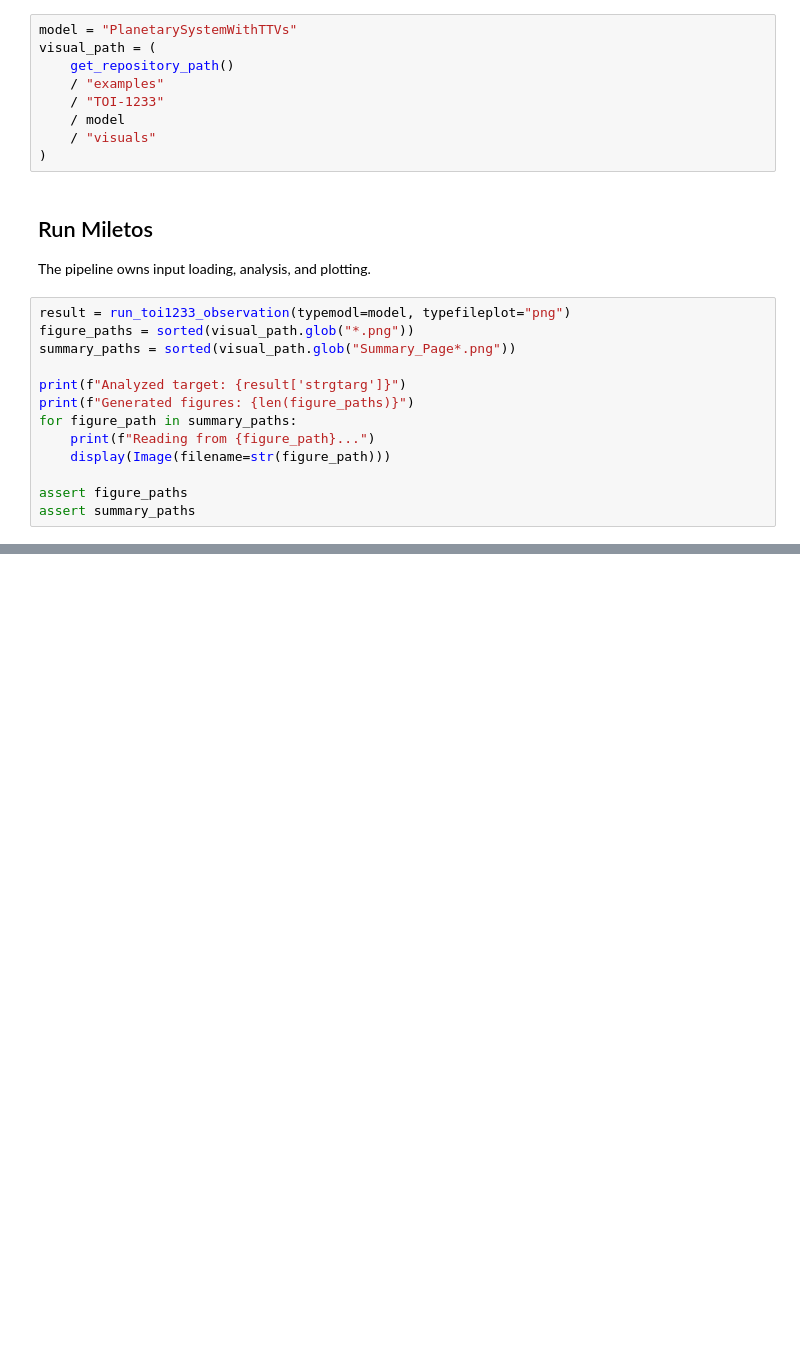
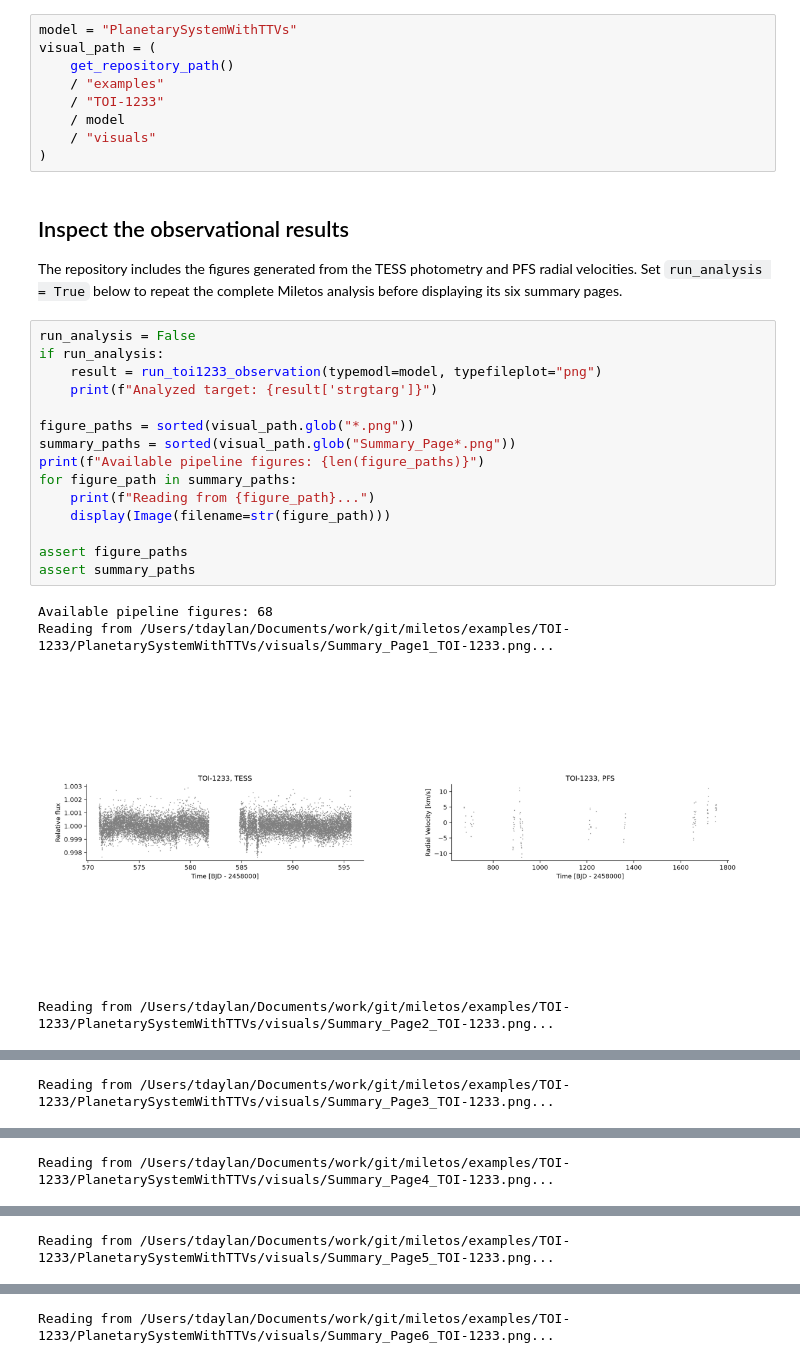
Before and after one commit to tansudaylan/miletos, a Jupyter notebook: examples/TOI-1233/JointPhotometryRadialVelocity.ipynb, the cells around one changed output, grey strips where cells are left out. Saved outputs shown, nothing was run; the diff lists cells and outputs as text; blank space fills up the shorter version.

```diff
--- a/examples/TOI-1233/JointPhotometryRadialVelocity.ipynb
+++ b/examples/TOI-1233/JointPhotometryRadialVelocity.ipynb
@@ -21,19 +21,26 @@ visual_path = (
     / "visuals"
 )
 # %% [markdown]
-## Run Miletos
+## Inspect the observational results
 
-The pipeline owns input loading, analysis, and plotting.
+The repository includes the figures generated from the TESS photometry and PFS radial velocities. Set `run_analysis = True` below to repeat the complete Miletos analysis before displaying its six summary pages.
 # %%
-result = run_toi1233_observation(typemodl=model, typefileplot="png")
+run_analysis = False
+if run_analysis:
+    result = run_toi1233_observation(typemodl=model, typefileplot="png")
+    print(f"Analyzed target: {result['strgtarg']}")
+
 figure_paths = sorted(visual_path.glob("*.png"))
 summary_paths = sorted(visual_path.glob("Summary_Page*.png"))
-
-print(f"Analyzed target: {result['strgtarg']}")
-print(f"Generated figures: {len(figure_paths)}")
+print(f"Available pipeline figures: {len(figure_paths)}")
 for figure_path in summary_paths:
     print(f"Reading from {figure_path}...")
     display(Image(filename=str(figure_path)))
 
 assert figure_paths
 assert summary_paths
+# %% [output]
+Available pipeline figures: 68
+Reading from /Users/tdaylan/Documents/work/git/miletos/examples/TOI-1233/PlanetarySystemWithTTVs/visuals/Summary_Page1_TOI-1233.png...
+[figure, added]
+Reading from /Users/tdaylan/Documents/work/git/miletos/examples/TOI-1233/PlanetarySystemWithTTVs/visuals/Summary_Page2_TOI-1233.png...
@@ -39,0 +48 @@ assert summary_paths
+Reading from /Users/tdaylan/Documents/work/git/miletos/examples/TOI-1233/PlanetarySystemWithTTVs/visuals/Summary_Page3_TOI-1233.png...
@@ -39,0 +50 @@ assert summary_paths
+Reading from /Users/tdaylan/Documents/work/git/miletos/examples/TOI-1233/PlanetarySystemWithTTVs/visuals/Summary_Page4_TOI-1233.png...
@@ -39,0 +52 @@ assert summary_paths
+Reading from /Users/tdaylan/Documents/work/git/miletos/examples/TOI-1233/PlanetarySystemWithTTVs/visuals/Summary_Page5_TOI-1233.png...
@@ -39,0 +54 @@ assert summary_paths
+Reading from /Users/tdaylan/Documents/work/git/miletos/examples/TOI-1233/PlanetarySystemWithTTVs/visuals/Summary_Page6_TOI-1233.png...
```
Also changed, not shown: parts of 1 cell of this notebook, 7 other files.
